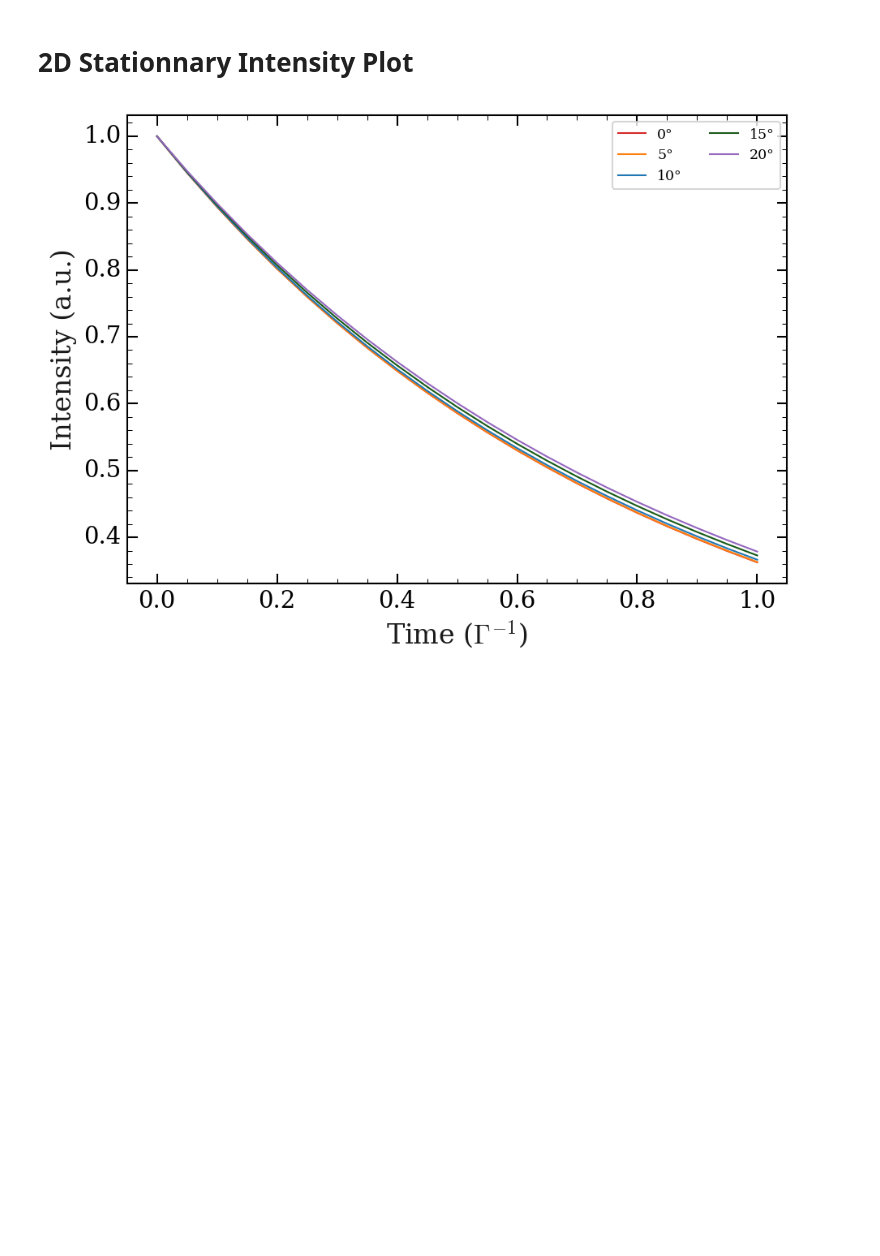
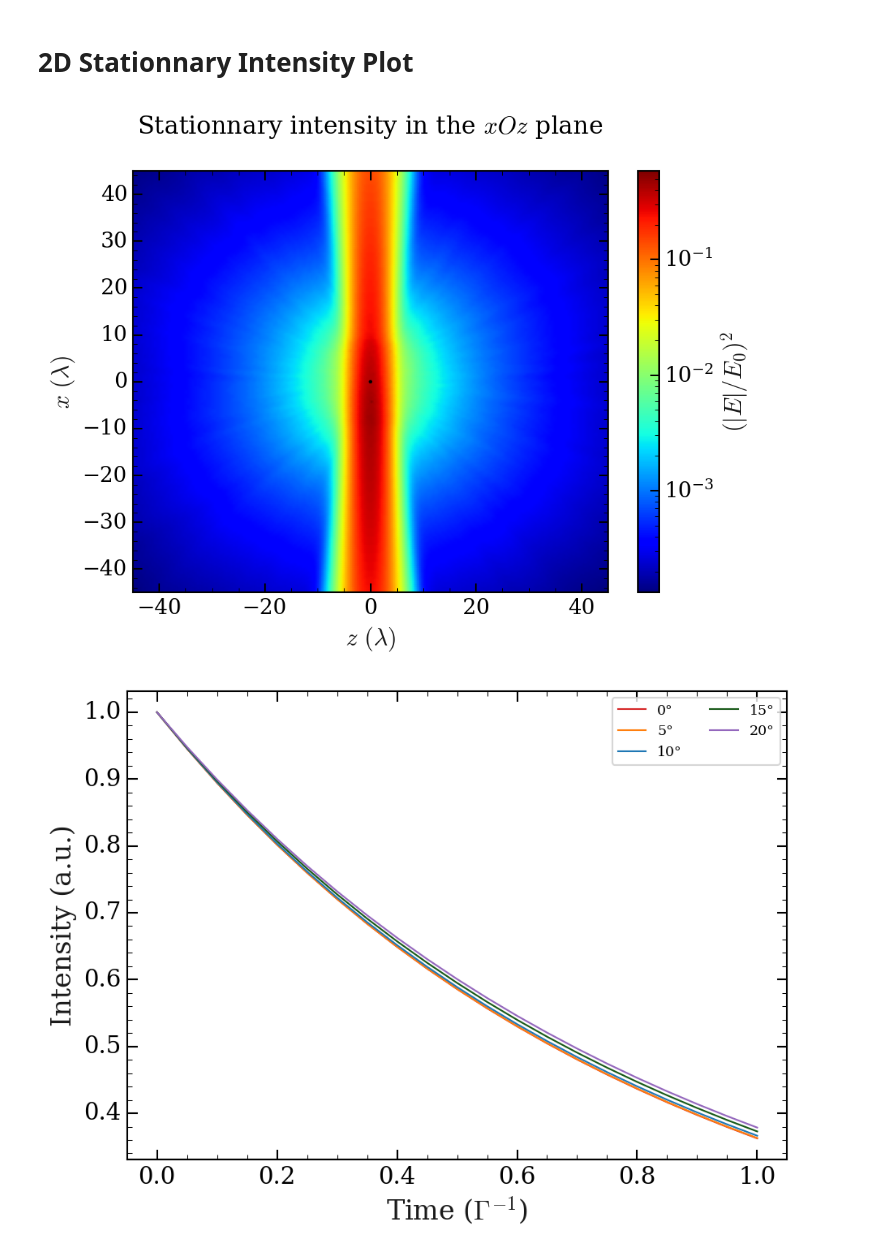
Before and after one commit to alexandremnd/CollectiveScattering, a Jupyter notebook: visualization.ipynb, the cells around one changed output. Drawn from its saved outputs; the diff is of its cells as text; code cells hidden in the pictures; blank space fills up the shorter version.

```diff
--- a/visualization.ipynb
+++ b/visualization.ipynb
@@ -26,9 +29,9 @@ plt.show()
 # %% [markdown]
 # 2D Stationnary Intensity Plot
 # %%
-X = np.loadtxt("save/X_2D.csv", delimiter=",")
-Z = np.loadtxt("save/Z_2D.csv", delimiter=",")
-intensity = np.loadtxt("save/intensity_2D.csv", delimiter=",")
+X = np.loadtxt("data/2DStationnary-1/X-local.txt", delimiter=",")
+Z = np.loadtxt("data/2DStationnary-1/Z-local.txt", delimiter=",")
+intensity = np.loadtxt("data/2DStationnary-1/intensity-local.txt", delimiter=",")
 
 def show_intensity_xOz(I, x, z, scatterers,  *arrow_directions, cmap='binary'):
     x_max = np.max(scatterers[:, 0])
@@ -40,27 +43,24 @@ def show_intensity_xOz(I, x, z, scatterers,  *arrow_directions, cmap='binary'):
     ax = fig.add_subplot()
 
     surface = ax.pcolormesh(z, x, I, cmap=cmap, norm=LogNorm(vmin=np.min(I), vmax=np.max(I)), shading='gouraud')
-    # cbar = fig.colorbar(surface, ax=ax)
-    # cbar.set_label("$(|E|/E_0)^2$")
+    cbar = fig.colorbar(surface, ax=ax)
+    cbar.set_label("$(|E|/E_0)^2$")
 
-    # rect = Rectangle((z_min, x_min), width=z_max-z_min, height=x_max-x_min, linewidth=1.5, linestyle='--',
-    #                  edgecolor='black', facecolor='none')
-    # ax.add_patch(rect)
+    rect = Rectangle((z_min, x_min), width=z_max-z_min, height=x_max-x_min, linewidth=1.5, linestyle='--',
+                     edgecolor='black', facecolor='none')
+    ax.add_patch(rect)
 
-    # for direction in arrow_directions:
-    #     plt.quiver(0, 0, direction[2], direction[0], angles='xy', scale=8)
+    for direction in arrow_directions:
+        plt.quiver(0, 0, direction[2], direction[0], angles='xy', scale=8)
 
-    # plt.xlabel('$z ~ (\\lambda)$')
-    # plt.ylabel("$x ~ (\\lambda)$")
-    # ax.set_title(f"Stationnary intensity in the $xOz$ plane\n")
+    plt.xlabel('$z ~ (\\lambda)$')
+    plt.ylabel("$x ~ (\\lambda)$")
+    ax.set_title(f"Stationnary intensity in the $xOz$ plane\n")
 # %%
 show_intensity_xOz(intensity, X, Z, X, [0, 0, 0], [0, 0, 0], cmap='jet')
-plt.gca().set_facecolor('none')
-plt.gcf().patch.set_facecolor('none')
-plt.xticks([])
-plt.yticks([])
-plt.savefig("intensity.png", dpi=600, bbox_inches='tight')
 plt.show()
+# %% [output]
+[figure, added]
 # %%
 JOBID=22083
 I1 = np.loadtxt(f"data/Dynamic/intensity-{JOBID}.csv", delimiter=",")
```
Also changed, not shown: parts of 1 cell of this notebook, 34 other files.
